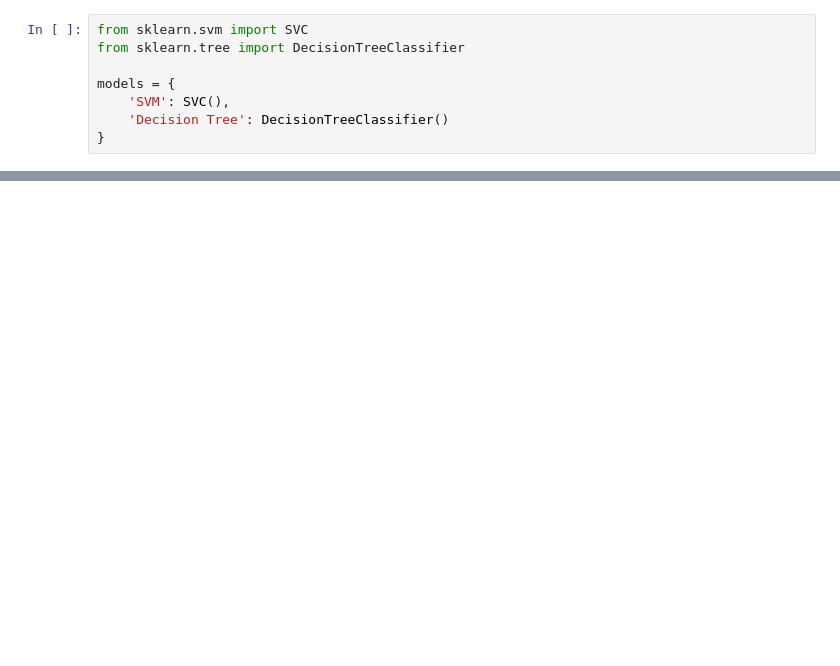
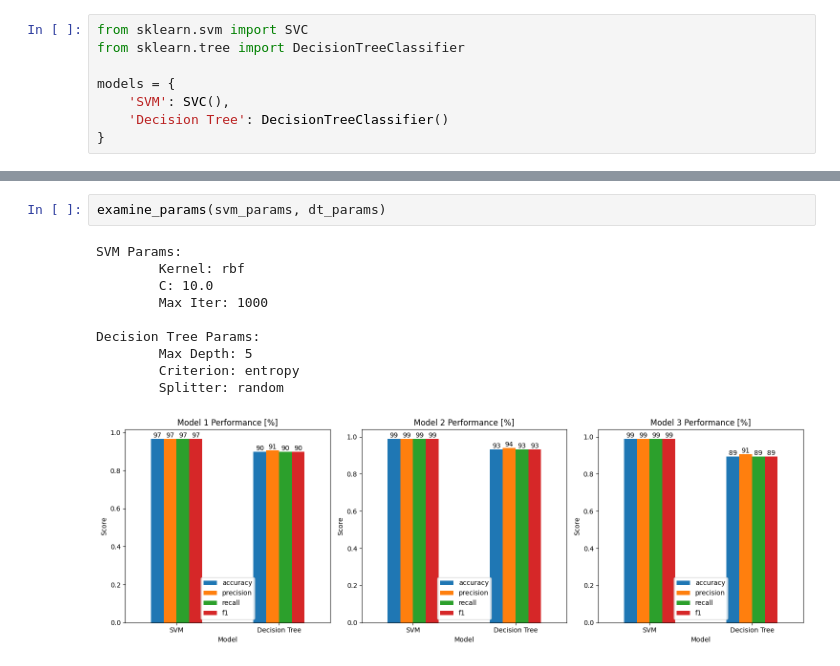
Before and after one commit to pgrzankowski/introduction-to-ai, a Jupyter notebook: wine-classification.ipynb, the cells around one changed output, grey strips where cells are left out. Drawn from its saved outputs; the diff is of its cells as text; blank space fills up the shorter version.

```diff
--- a/wine-classification.ipynb
+++ b/wine-classification.ipynb
@@ -108,0 +267,13 @@ print("Mean Cross-Validation Score:", scores.mean())
+# %%
+examine_params(svm_params, dt_params)
+# %% [output]
+SVM Params:
+        Kernel: rbf
+        C: 10.0
+        Max Iter: 1000
+
+Decision Tree Params:
+        Max Depth: 5
+        Criterion: entropy
+        Splitter: random
+[figure, added]
```
Also changed, not shown: parts of 28 cells of this notebook.
